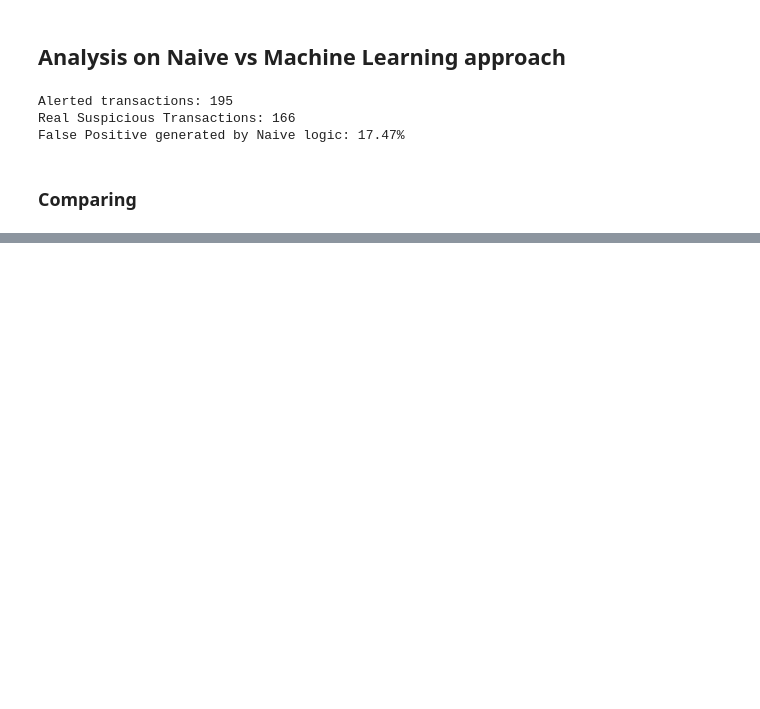
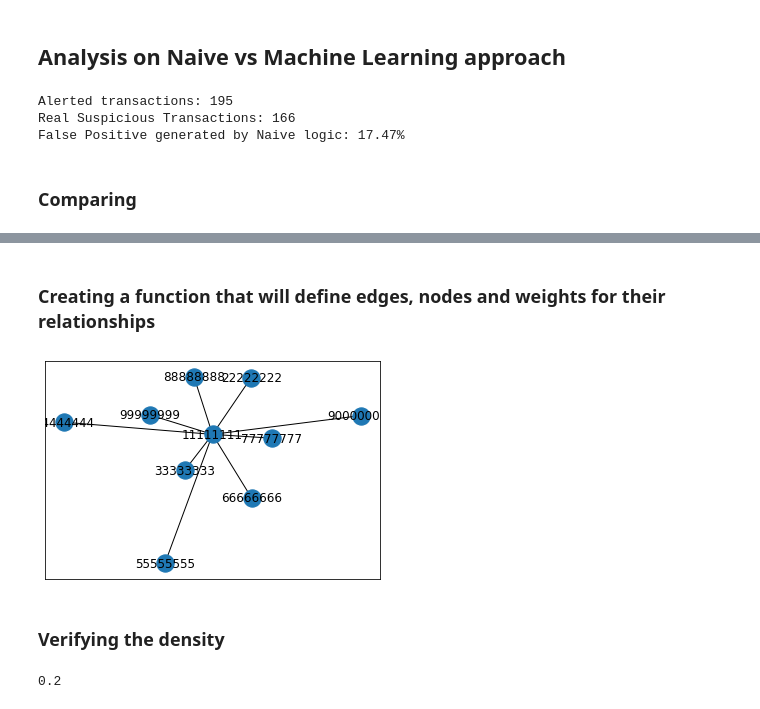
Before and after one commit to Minsifye/Portfolio, a Jupyter notebook: Identifying_Suspicious_Activities_In_Financial_Data.ipynb, the cells around one changed output, grey strips where cells are left out. Drawn from its saved outputs; the diff is of its cells as text; code cells hidden in the pictures; blank space fills up the shorter version.

```diff
--- a/Identifying_Suspicious_Activities_In_Financial_Data.ipynb
+++ b/Identifying_Suspicious_Activities_In_Financial_Data.ipynb
@@ -303,0 +329,3 @@ False Positive generated by Machine Learning : 0.0%
+# %%
+df1 = pd.read_csv('Network_Analysis_Data.csv')
+df1
@@ -303,0 +348,25 @@ False Positive generated by Machine Learning : 0.0%
+# %% [markdown]
+### Creating a function that will define edges, nodes and weights for their relationships
+# %%
+Network_graph = nx.Graph()
+
+#Function that will run for the length of dataframe df
+def Create_Network():
+    for i in range(len(df1)):
+        Network_graph.add_edge(df1['Account_number'][i],df1['Primary_party_acc_no'][i],
+                               weight=df1['Final_Weight'][i])
+# %%
+#calling the function
+Create_Network()
+
+#drawing the network diagram
+nx.draw_networkx(Network_graph)
+# %% [output]
+[figure, added]
+# %% [markdown]
+### Verifying the density
+# %%
+density = nx.density(Network_graph)
+print(density)
+# %% [output]
+0.2
```
Also changed, not shown: parts of 22 cells of this notebook.
